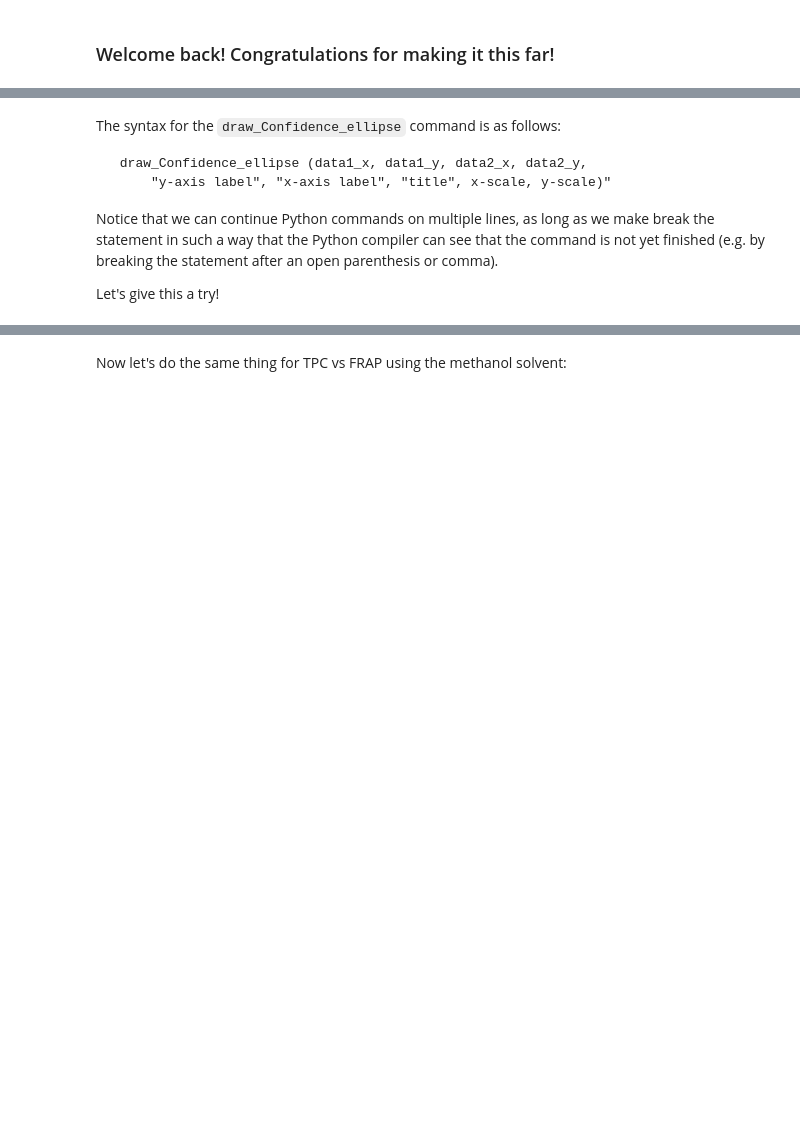
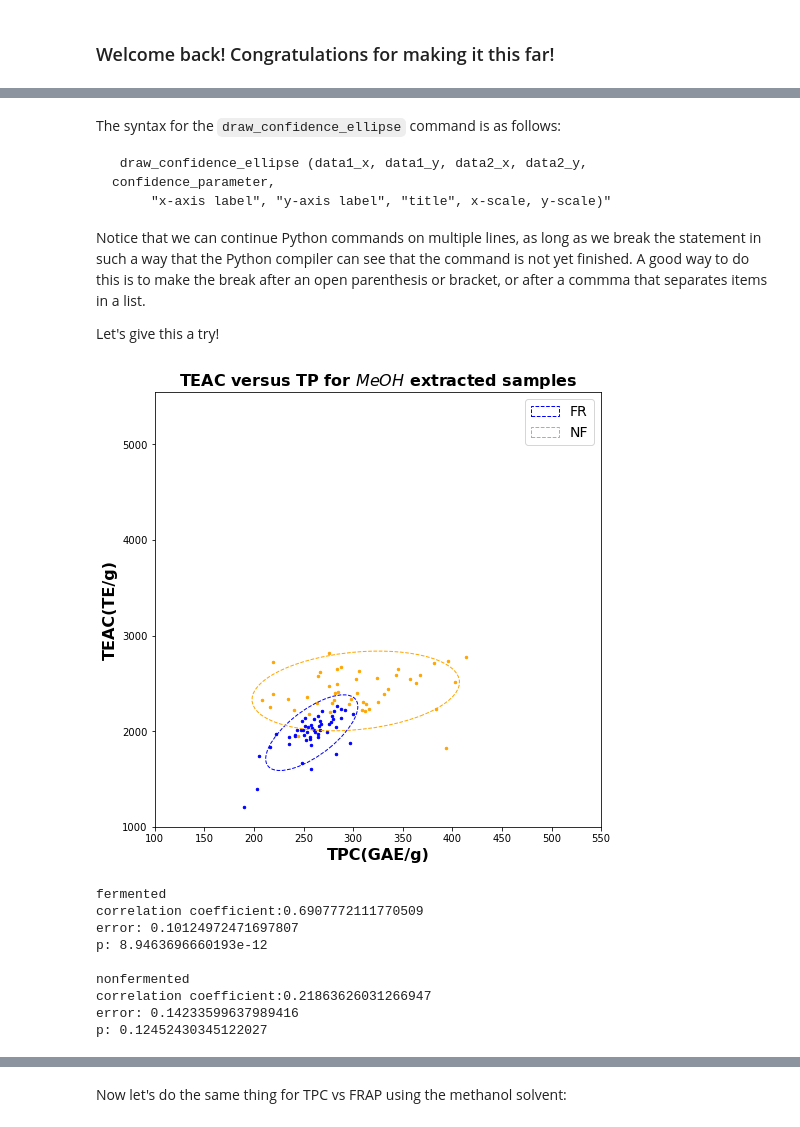
Before and after one commit to Hack4Dev/rooibosTea_classification, a Jupyter notebook: rooibos/tutorial2.ipynb, the cells around one changed output, grey strips where cells are left out. Saved outputs shown, nothing was run; the diff lists cells and outputs as text; code cells hidden in the pictures; blank space fills up the shorter version.

```diff
--- a/rooibos/tutorial2.ipynb
+++ b/rooibos/tutorial2.ipynb
@@ -40,19 +52,30 @@ We will represent the data using a scatterplot, and will superimpose confidence
 # %% [markdown]
-The syntax for the `draw_Confidence_ellipse` command is as follows:
+The syntax for the `draw_confidence_ellipse` command is as follows:
 
-     draw_Confidence_ellipse (data1_x, data1_y, data2_x, data2_y,
-         "y-axis label", "x-axis label", "title", x-scale, y-scale)"
+     draw_confidence_ellipse (data1_x, data1_y, data2_x, data2_y, confidence_parameter,
+         "x-axis label", "y-axis label", "title", x-scale, y-scale)"
 
-Notice that we can continue Python commands on multiple lines, as long as we make break the statement in such a way that the Python compiler can see that the command is not yet finished (e.g. by breaking the statement after an open parenthesis or comma).
+Notice that we can continue Python commands on multiple lines, as long as we break the statement in such a way that the Python compiler can see that the command is not yet finished. A good way to do this is to make the break after an open parenthesis or bracket, or after a commma that separates items in a list.
 
 Let's give this a try!
 # %%
 # ___Cell no. 3___
 
 draw_confidence_ellipse (
     df_fer[['TPC_MEOH']],  df_fer[['TEAC_MEOH']],
-    df_nf[['TPC_MEOH']],  df_nf[['TEAC_MEOH']],
+    df_nf[['TPC_MEOH']],  df_nf[['TEAC_MEOH']], 2,
     "TPC(GAE/g)", "TEAC(TE/g)",
     "TEAC versus TP for $MeOH$ extracted samples",
     [100, 550], [1000,5550] )
+# %% [output]
+[figure, added]
+fermented
+correlation coefficient:0.6907772111770509
+error: 0.10124972471697807
+p: 8.9463696660193e-12
+
+nonfermented
+correlation coefficient:0.21863626031266947
+error: 0.14233599637989416
+p: 0.12452430345122027
 # %% [markdown]
```
Also changed, not shown: parts of 13 cells of this notebook, 2 other files.
